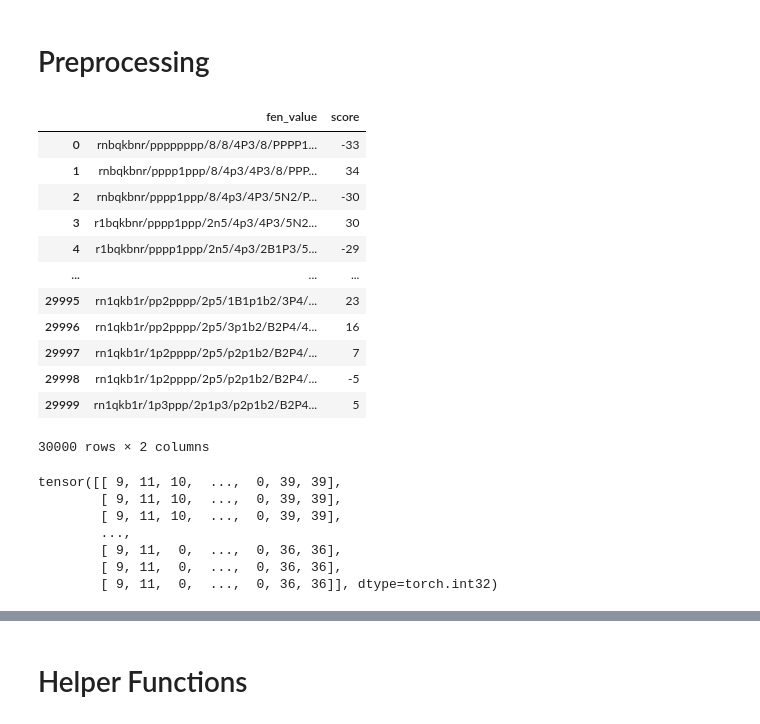
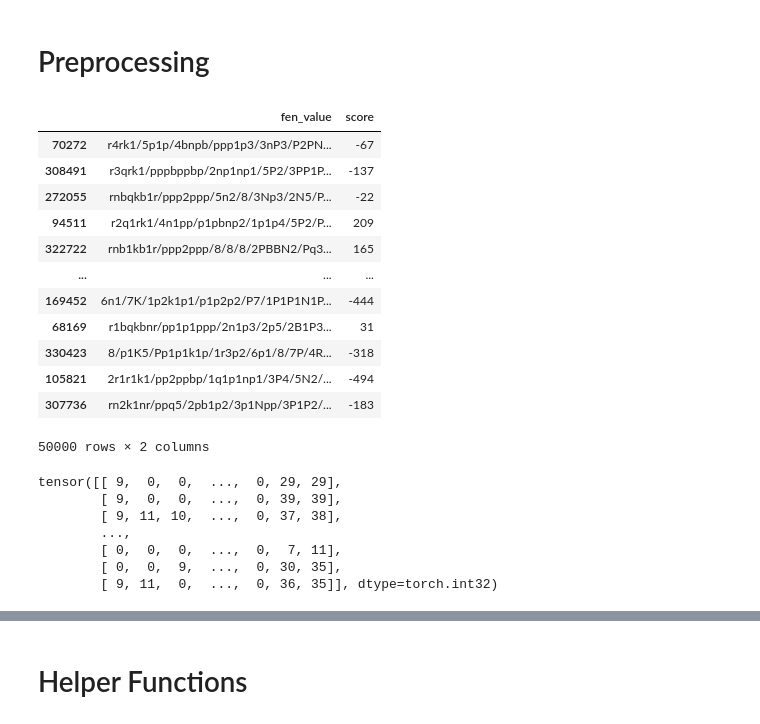
Before and after one commit to Arjun-G-Ravi/AI-Chess, a Jupyter notebook: chessEngineTrainer.ipynb, the cells around one changed output, grey strips where cells are left out. Saved outputs shown, nothing was run; the diff lists cells and outputs as text; code cells hidden in the pictures.

```diff
--- a/chessEngineTrainer.ipynb
+++ b/chessEngineTrainer.ipynb
@@ -8,23 +8,23 @@ from torch.optim.lr_scheduler import CosineAnnealingLR
 # %% [markdown]
 # Preprocessing
 # %%
-df = pd.read_csv('fen_analysis.csv').sample(frac=1)[:30000] # This shuffles the rows
-df = pd.read_csv('fen_analysis.csv')[:30000] # no shuffle
+df = pd.read_csv('fen_analysis.csv').sample(frac=1)[:50000] # This shuffles the rows
+# df = pd.read_csv('fen_analysis.csv')[:30000] # no shuffle
 df
 # %% [output]
 |  | fen_value | score |
-| 0 | rnbqkbnr/pppppppp/8/8/4P3/8/PPPP1... | -33 |
-| 1 | rnbqkbnr/pppp1ppp/8/4p3/4P3/8/PPP... | 34 |
-| 2 | rnbqkbnr/pppp1ppp/8/4p3/4P3/5N2/P... | -30 |
-| 3 | r1bqkbnr/pppp1ppp/2n5/4p3/4P3/5N2... | 30 |
-| 4 | r1bqkbnr/pppp1ppp/2n5/4p3/2B1P3/5... | -29 |
+| 70272 | r4rk1/5p1p/4bnpb/ppp1p3/3nP3/P2PN... | -67 |
+| 308491 | r3qrk1/pppbppbp/2np1np1/5P2/3PP1P... | -137 |
+| 272055 | rnbqkb1r/ppp2ppp/5n2/8/3Np3/2N5/P... | -22 |
+| 94511 | r2q1rk1/4n1pp/p1pbnp2/1p1p4/5P2/P... | 209 |
+| 322722 | rnb1kb1r/ppp2ppp/8/8/8/2PBBN2/Pq3... | 165 |
 | ... | ... | ... |
-| 29995 | rn1qkb1r/pp2pppp/2p5/1B1p1b2/3P4/... | 23 |
-| 29996 | rn1qkb1r/pp2pppp/2p5/3p1b2/B2P4/4... | 16 |
-| 29997 | rn1qkb1r/1p2pppp/2p5/p2p1b2/B2P4/... | 7 |
-| 29998 | rn1qkb1r/1p2pppp/2p5/p2p1b2/B2P4/... | -5 |
-| 29999 | rn1qkb1r/1p3ppp/2p1p3/p2p1b2/B2P4... | 5 |
+| 169452 | 6n1/7K/1p2k1p1/p1p2p2/P7/1P1P1N1P... | -444 |
+| 68169 | r1bqkbnr/pp1p1ppp/2n1p3/2p5/2B1P3... | 31 |
+| 330423 | 8/p1K5/Pp1p1k1p/1r3p2/6p1/8/7P/4R... | -318 |
+| 105821 | 2r1r1k1/pp2ppbp/1q1p1np1/3P4/5N2/... | -494 |
+| 307736 | rn2k1nr/ppq5/2pb1p2/3p1Npp/3P1P2/... | -183 |
-30000 rows × 2 columns
+50000 rows × 2 columns
 # %%
 encoder_object = ChessEncoder()
 # %%
@@ -37,13 +37,13 @@ X = torch.tensor(fen_encodings, dtype=torch.int32)
 # %%
 X
 # %% [output]
-tensor([[ 9, 11, 10,  ...,  0, 39, 39],
-        [ 9, 11, 10,  ...,  0, 39, 39],
-        [ 9, 11, 10,  ...,  0, 39, 39],
+tensor([[ 9,  0,  0,  ...,  0, 29, 29],
+        [ 9,  0,  0,  ...,  0, 39, 39],
+        [ 9, 11, 10,  ...,  0, 37, 38],
         ...,
-        [ 9, 11,  0,  ...,  0, 36, 36],
-        [ 9, 11,  0,  ...,  0, 36, 36],
-        [ 9, 11,  0,  ...,  0, 36, 36]], dtype=torch.int32)
+        [ 0,  0,  0,  ...,  0,  7, 11],
+        [ 0,  0,  9,  ...,  0, 30, 35],
+        [ 9, 11,  0,  ...,  0, 36, 35]], dtype=torch.int32)
 # %%
 score_encodings = []
 for y_i in df['score']:
```
Also changed, not shown: parts of 11 cells of this notebook.
